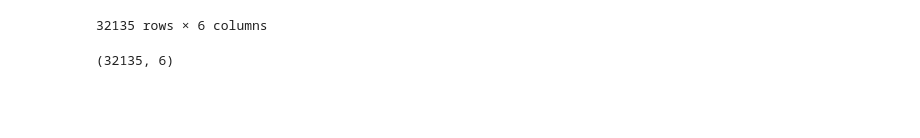
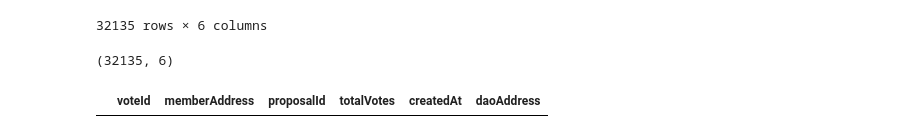
Before and after one commit to Grasia/semantic-web3-dao, a Jupyter notebook: knowledge_graph/KnowledgeGraph-Web3-DAO.ipynb, the cells around one changed output. Cells and saved outputs as stored; diff of their text form; code cells hidden in the pictures; blank space fills up the shorter version.

```diff
--- a/knowledge_graph/KnowledgeGraph-Web3-DAO.ipynb
+++ b/knowledge_graph/KnowledgeGraph-Web3-DAO.ipynb
@@ -783,8 +783,8 @@ dao_votes_df
 | 32134 | xdai | 0xffe8a8ec2477390c6b97074f44326fa... | 2022-06-17 13:31:00 | 0xffe8a8ec2477390c6b97074f44326fa... | 0xda4ea032e9720468c3044b4a8e35656... | 1 | 0xffe8a8ec2477390c6b97074f44326fa... |
 32135 rows × 7 columns
 # %%
-dao_votes_df = dao_votes_df[dao_votes_df.molochAddress.isin(dao_proposals_list)]
-dao_votes_df
+dao_voters_df = dao_voters_df[dao_voters_df.molochAddress.isin(dao_proposals_list)]
+dao_voters_df
 # %% [output]
 |  | network | id | createdAt | molochAddress | memberAddress | uintVote | proposalAddress |
 | 0 | arbitrum | 0x751eda5aa0a1c026f51942e266ed827... | 2021-11-12 18:15:12 | 0x751eda5aa0a1c026f51942e266ed827... | 0x46ec2102eb83ef52a1193489d52f22d... | 2 | 0x751eda5aa0a1c026f51942e266ed827... |
@@ -800,9 +800,9 @@ dao_votes_df
 | 32134 | xdai | 0xffe8a8ec2477390c6b97074f44326fa... | 2022-06-17 13:31:00 | 0xffe8a8ec2477390c6b97074f44326fa... | 0xda4ea032e9720468c3044b4a8e35656... | 1 | 0xffe8a8ec2477390c6b97074f44326fa... |
 32135 rows × 7 columns
 # %%
-dao_votes_df = dao_votes_df[["id", "memberAddress", "proposalAddress", "uintVote", "createdAt",
+dao_voters_df = dao_voters_df[["id", "memberAddress", "proposalAddress", "uintVote", "createdAt",
                                      "molochAddress"]]
-dao_votes_df.head()
+dao_voters_df.head()
 # %% [output]
 |  | id | memberAddress | proposalAddress | uintVote | createdAt | molochAddress |
 | 0 | 0x751eda5aa0a1c026f51942e266ed827... | 0x46ec2102eb83ef52a1193489d52f22d... | 0x751eda5aa0a1c026f51942e266ed827... | 2 | 2021-11-12 18:15:12 | 0x751eda5aa0a1c026f51942e266ed827... |
@@ -811,9 +811,9 @@ dao_votes_df.head()
 | 3 | 0x751eda5aa0a1c026f51942e266ed827... | 0x77fa39f3adf09bde9d4f175e40d0854... | 0x751eda5aa0a1c026f51942e266ed827... | 1 | 2021-12-02 16:22:33 | 0x751eda5aa0a1c026f51942e266ed827... |
 | 4 | 0x751eda5aa0a1c026f51942e266ed827... | 0x77fa39f3adf09bde9d4f175e40d0854... | 0x751eda5aa0a1c026f51942e266ed827... | 1 | 2021-12-14 02:12:55 | 0x751eda5aa0a1c026f51942e266ed827... |
 # %%
-dao_votes_df.rename(columns = {'id':'voteId', 'molochAddress':'daoAddress',
+dao_voters_df.rename(columns = {'id':'voteId', 'molochAddress':'daoAddress',
                                    'uintVote':'totalVotes', 'proposalAddress':'proposalId'}, inplace = True)
-dao_votes_df.head()
+dao_voters_df.head()
 # %% [output]
 |  | voteId | memberAddress | proposalId | totalVotes | createdAt | daoAddress |
 | 0 | 0x751eda5aa0a1c026f51942e266ed827... | 0x46ec2102eb83ef52a1193489d52f22d... | 0x751eda5aa0a1c026f51942e266ed827... | 2 | 2021-11-12 18:15:12 | 0x751eda5aa0a1c026f51942e266ed827... |
@@ -822,8 +822,8 @@ dao_votes_df.head()
 | 3 | 0x751eda5aa0a1c026f51942e266ed827... | 0x77fa39f3adf09bde9d4f175e40d0854... | 0x751eda5aa0a1c026f51942e266ed827... | 1 | 2021-12-02 16:22:33 | 0x751eda5aa0a1c026f51942e266ed827... |
 | 4 | 0x751eda5aa0a1c026f51942e266ed827... | 0x77fa39f3adf09bde9d4f175e40d0854... | 0x751eda5aa0a1c026f51942e266ed827... | 1 | 2021-12-14 02:12:55 | 0x751eda5aa0a1c026f51942e266ed827... |
 # %%
-dao_votes_df.reset_index(inplace = True, drop = True)
-dao_votes_df
+dao_voters_df.reset_index(inplace = True, drop = True)
+dao_voters_df
 # %% [output]
 |  | voteId | memberAddress | proposalId | totalVotes | createdAt | daoAddress |
 | 0 | 0x751eda5aa0a1c026f51942e266ed827... | 0x46ec2102eb83ef52a1193489d52f22d... | 0x751eda5aa0a1c026f51942e266ed827... | 2 | 2021-11-12 18:15:12 | 0x751eda5aa0a1c026f51942e266ed827... |
@@ -843,2 +843,6 @@ dao_votes_df.shape
 # %% [output]
 (32135, 6)
+# %%
+dao_voters_df[dao_voters_df.totalVotes < 1]
+# %% [output]
+|  | voteId | memberAddress | proposalId | totalVotes | createdAt | daoAddress |
```
Also changed, not shown: parts of 8 cells of this notebook, 2 other files.
